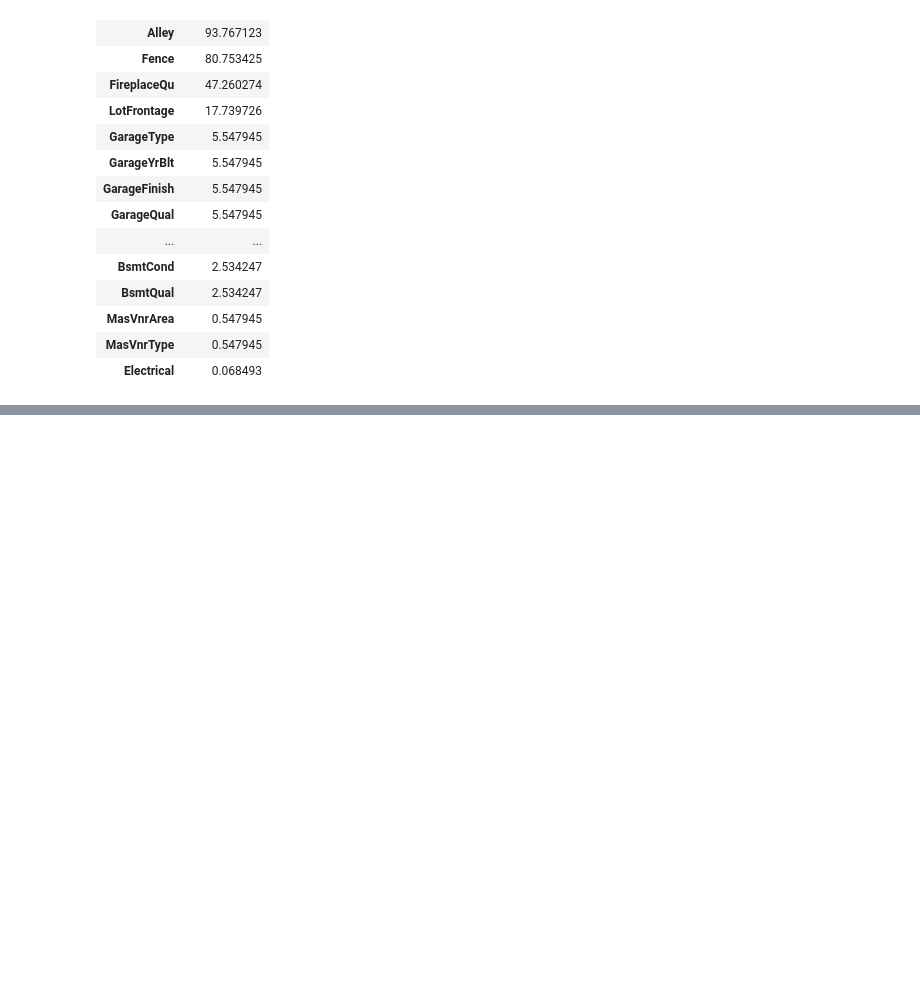
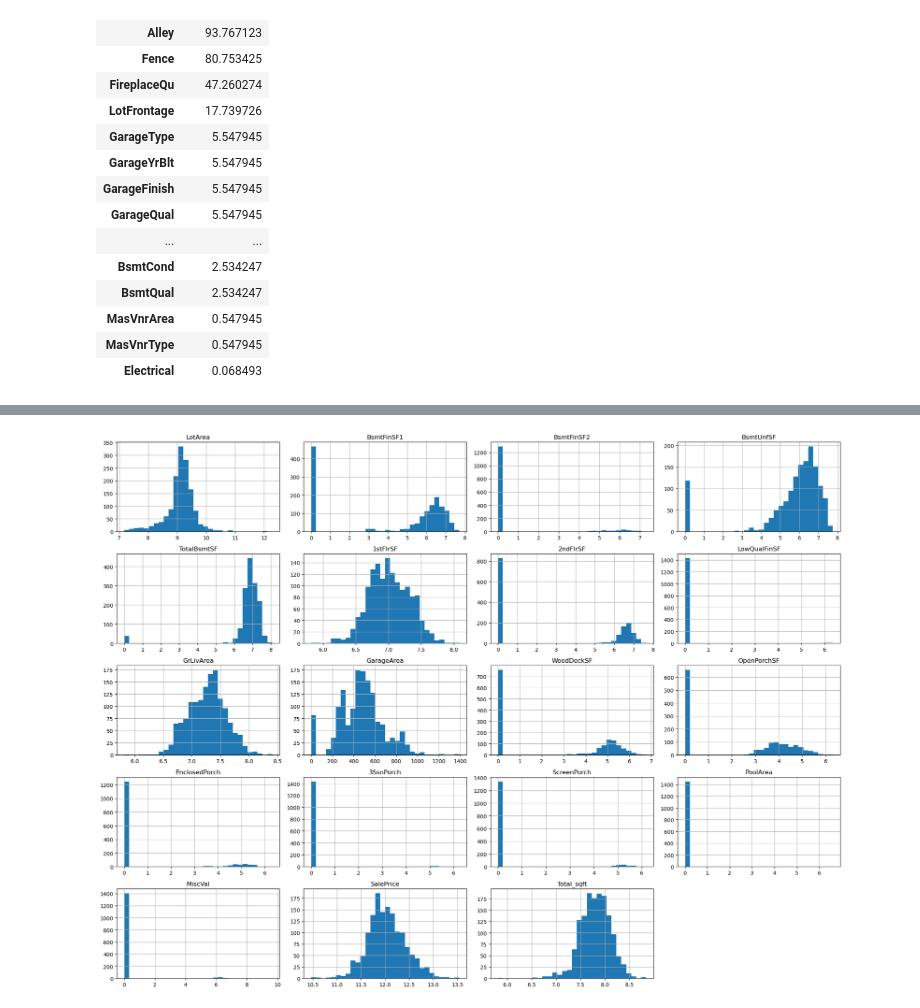
Before and after one commit to arfat122/Machine-Learning, a Jupyter notebook: Linear Regression.ipynb, the cells around one changed output, grey strips where cells are left out. Cells and saved outputs as stored; diff of their text form; code cells hidden in the pictures; blank space fills up the shorter version.

```diff
--- a/Linear Regression.ipynb
+++ b/Linear Regression.ipynb
@@ -71,0 +279,14 @@ missing_data.head(20)
+# %%
+# Log transform skewed numerical features
+skewed_features = data[numerical_features].apply(lambda x: x.skew()).sort_values(ascending=False)
+high_skew = skewed_features[skewed_features > 0.5]
+skewed_features = high_skew.index
+
+for feature in skewed_features:
+    data[feature] = np.log1p(data[feature])
+# %%
+data[numerical_features].hist(bins=30, figsize=(20, 15))
+plt.tight_layout()
+plt.show()
+# %% [output]
+[figure, added]
```
Also changed, not shown: parts of 44 cells of this notebook, 1 other file.
